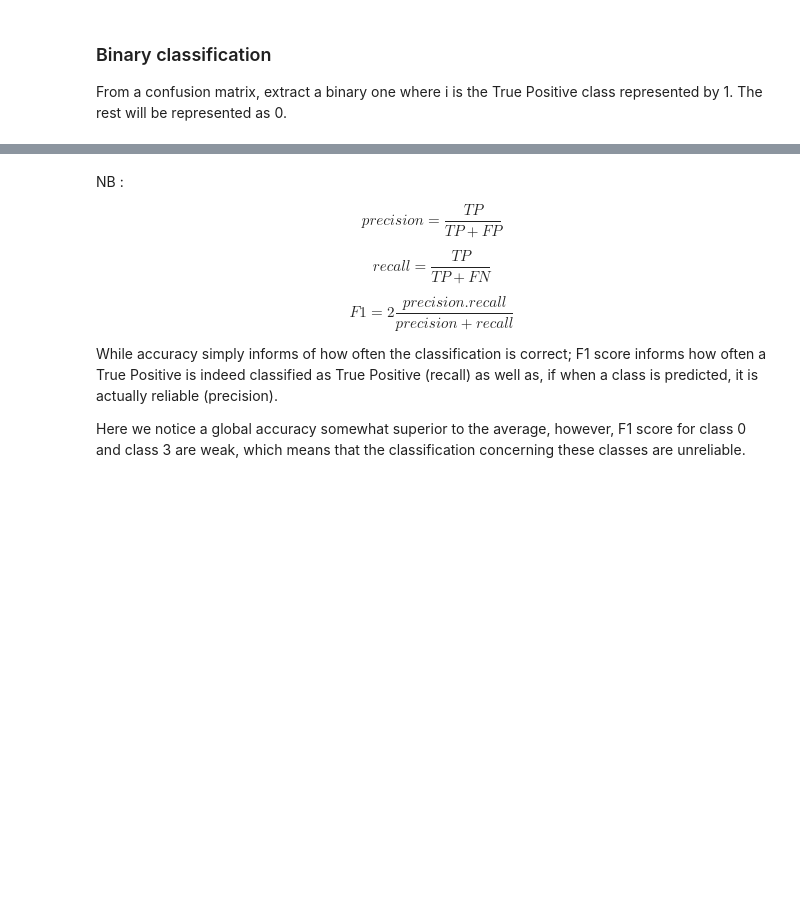
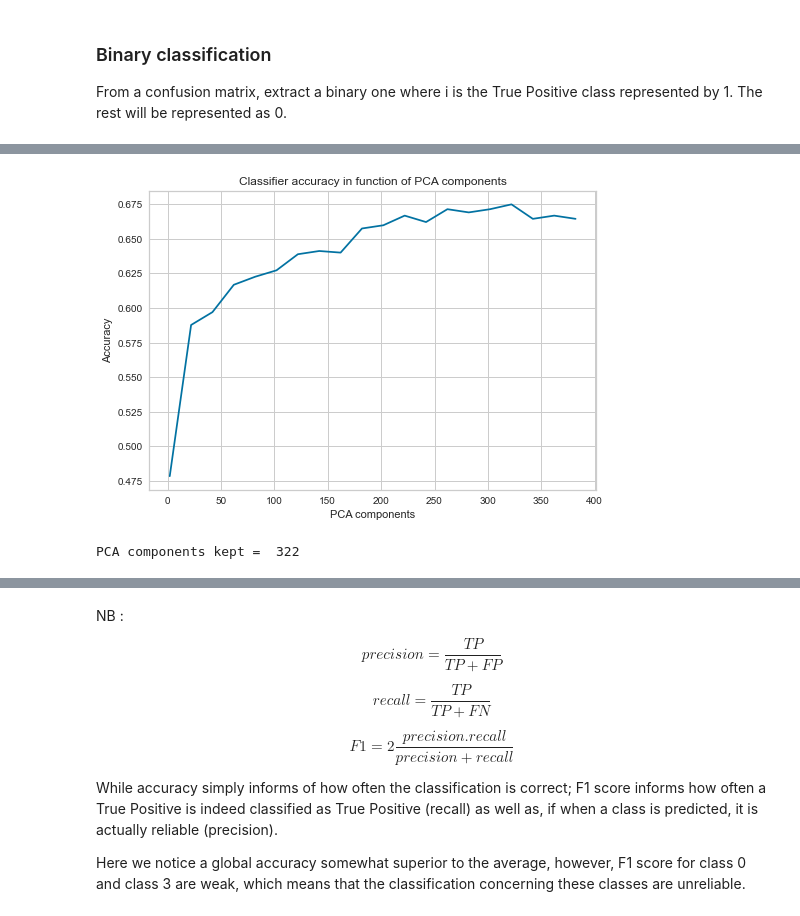
Before and after one commit to Khaalex1/DM_and_ML_portfolio, a Jupyter notebook: yann-week5.ipynb, the cells around one changed output, grey strips where cells are left out. Drawn from its saved outputs; the diff is of its cells as text; code cells hidden in the pictures; blank space fills up the shorter version.

Commit message:
lab5 Complex Bayes ...

```diff
--- a/yann-week5.ipynb
+++ b/yann-week5.ipynb
@@ -136,32 +244,3 @@ $$\hat{\theta_{yi}} = \frac{N_{yi} + \alpha}{N_y + \alpha n}$$
 where $N_{yi} = \sum_{x\in T} x_i$ is the number of times feature $i$ appears in a sample of class $y$ in the training set $T$, and $N_y = \sum^{n}_{i=1}N_{yi}$ is the total count of all features for class $y$.
 
 The smoothing priors $\alpha \ge 0$ accounts for features not present in the learning samples and prevents zero probabilities in further computations. Setting $\alpha = 1$ is called Laplace smoothing, while $\alpha < 1$ is called Lidstone smoothing.
-# %%
-from sklearn.naive_bayes import MultinomialNB
-from sklearn.preprocessing import MinMaxScaler
-
-acc_MNB = []
-for n in n_comp:
-
-    MNB = MultinomialNB(alpha = 1.0, class_prior = [0.13, 0.29, 0.29, 0.29])
-    #cf lab1
-
-    scaler = MinMaxScaler() # normalizes data to the range 0 to 1 thus removing the negative numbers.
-    Train = scaler.fit_transform(pca_train[:,:n])
-
-    MNB.fit(Train, y_train)
-
-    Test = scaler.transform(pca_test[:,:n])
-    y_pred = MNB.predict(Test)
-
-
-    cm1 = confusion_matrix(y_test, y_pred)
-    acc1 = np.sum(np.diag(cm1))/np.sum(cm1)
-    acc_MNB.append(acc1)
-
-plt.figure()
-plt.plot(n_comp, acc_MNB)
-plt.xlabel('PCA components')
-plt.ylabel('MNB Accuracy')
-plt.title('MNB accuracy in function of PCA components')
-plt.show()
@@ -220,0 +247,12 @@ weighted specificity =  0.8654712735326688
+# %%
+from sklearn.naive_bayes import MultinomialNB
+
+#number of pca components that maximizes accuracy
+
+n = acc_vs_pca(MultinomialNB(alpha = 1.0, class_prior = [0.13, 0.29, 0.29, 0.29]),
+           pca_train, y_train, pca_test, y_test, scaler = MinMaxScaler(), n_comp = np.arange(2, 402, 20))
+
+print('PCA components kept = ', n)
+# %% [output]
+[figure, added]
+PCA components kept =  322
```
Also changed, not shown: parts of 69 cells of this notebook.
